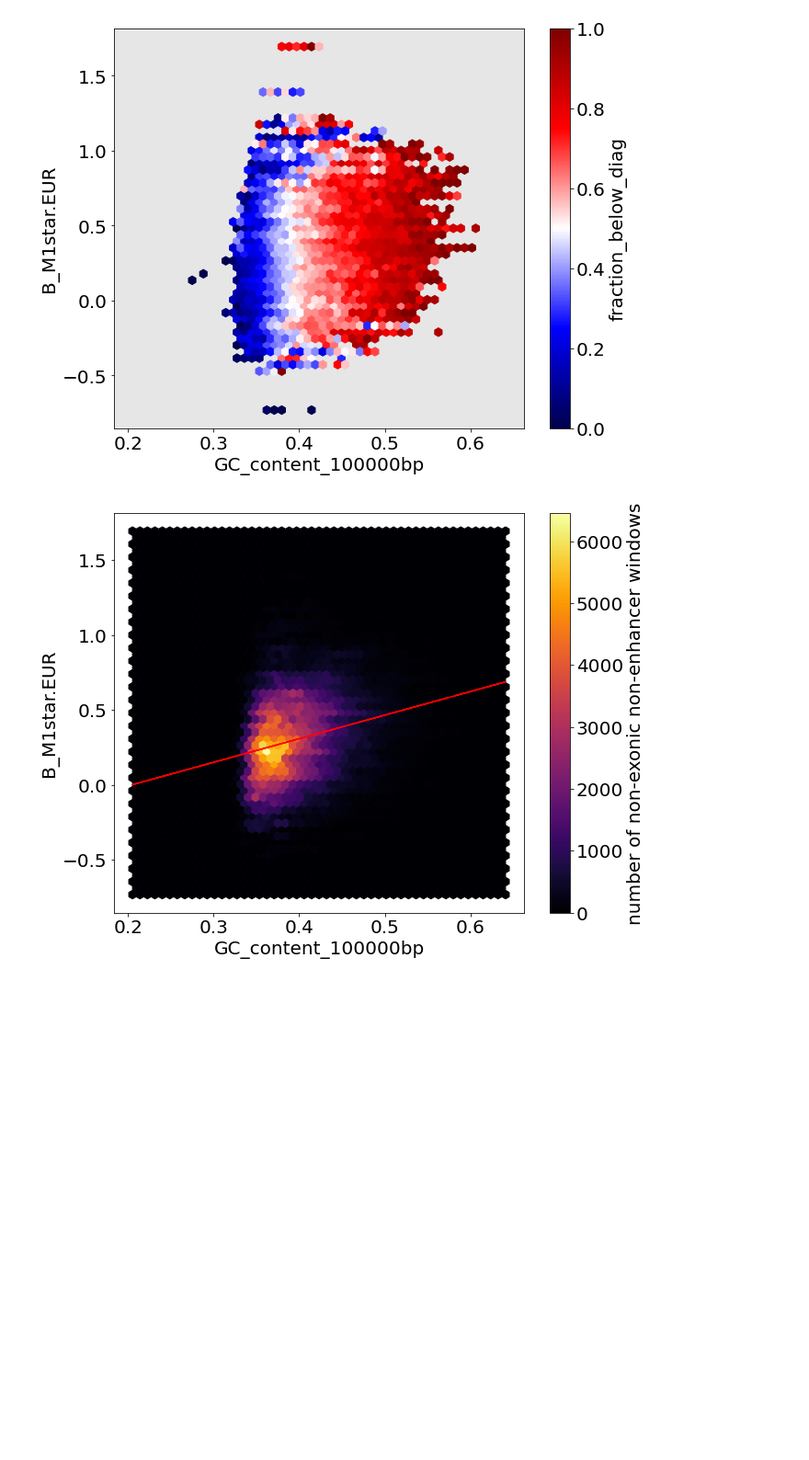
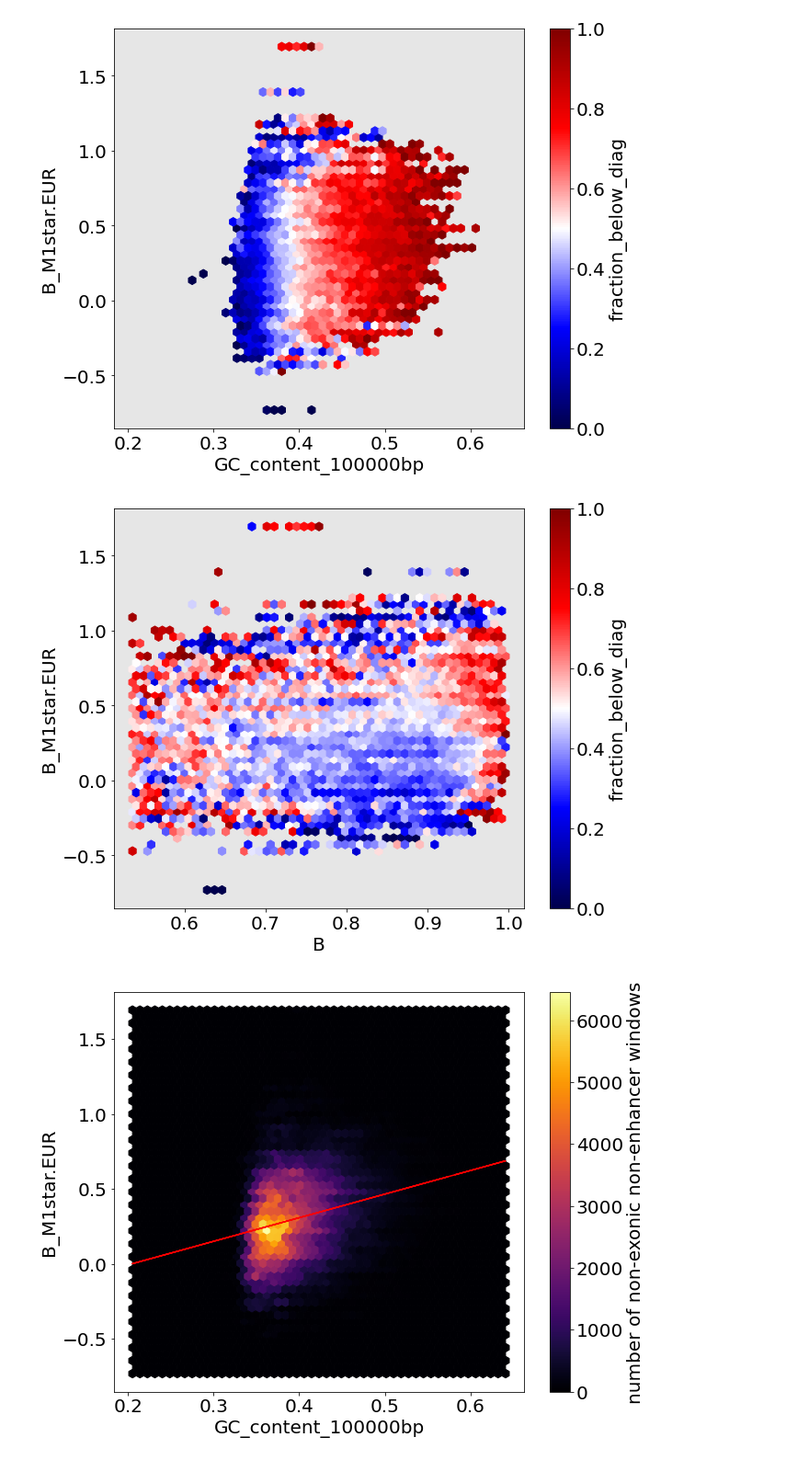
Before and after one commit to quinlan-lab/constraint-tools, a Jupyter notebook: experiments/germline-model/chen-et-al-2022/Chen_models_SNV_counts_best_for_most_frequent_windows.6.ipynb, the cells around one changed output. Shown at 92% size. Drawn from its saved outputs; the diff is of its cells as text; code cells hidden in the pictures; blank space fills up the shorter version.

Commit message:
add heatmap

```diff
--- a/experiments/germline-model/chen-et-al-2022/Chen_models_SNV_counts_best_for_most_frequent_windows.6.ipynb
+++ b/experiments/germline-model/chen-et-al-2022/Chen_models_SNV_counts_best_for_most_frequent_windows.6.ipynb
@@ -315,6 +315,10 @@ def fraction_below_diag_heat_map(df, x, y, min_windows=10):
 fraction_below_diag_heat_map(WINDOWS, x=f'GC_content_{GC_WINDOW_SIZE}bp', y='B_M1star.EUR')
 # %% [output]
 [figure]
+# %%
+fraction_below_diag_heat_map(WINDOWS, x='B', y='B_M1star.EUR')
+# %% [output]
+[figure, added]
 # %%
 def window_count_heat_map(df, x, y, min_windows=0):
   plt.figure(figsize=(10, 8))
```
